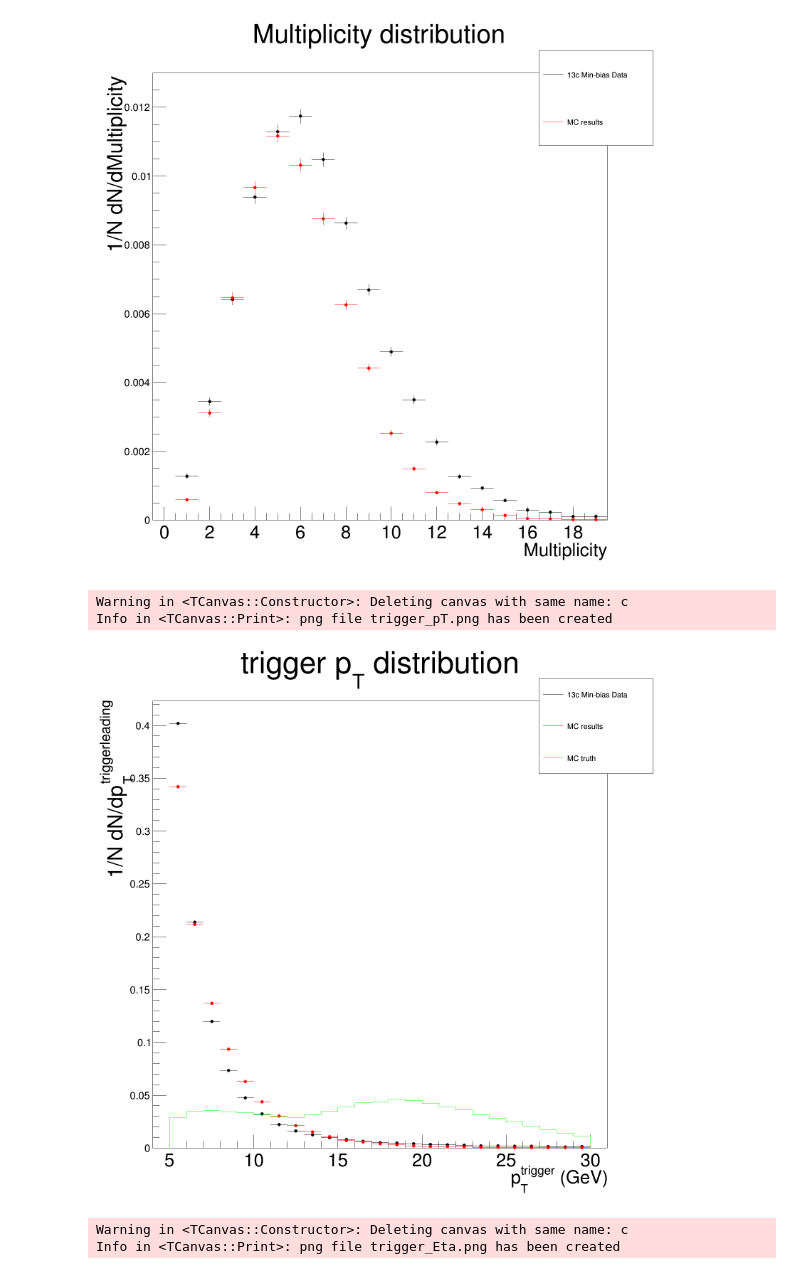
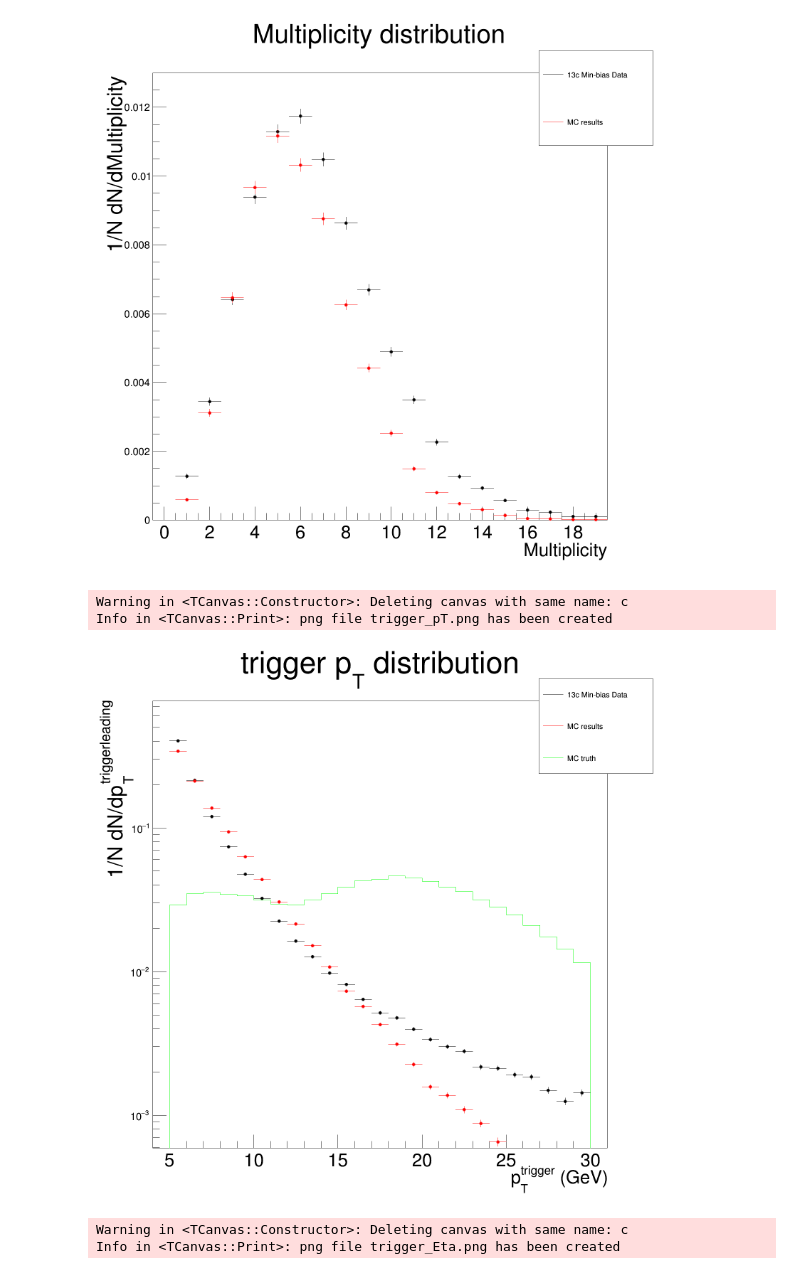
Before and after one commit to ivanache/heavy_ion_data, a Jupyter notebook: jet_jet_cluster_jet/JetJetGrapher.ipynb, the cells around one changed output. Cells and saved outputs as stored; diff of their text form; code cells hidden in the pictures.

```diff
--- a/jet_jet_cluster_jet/JetJetGrapher.ipynb
+++ b/jet_jet_cluster_jet/JetJetGrapher.ipynb
@@ -242,33 +243,33 @@ Info in <TCanvas::Print>: png file Mult.png has been created
 # %%
 # Graph trigger pT
 trigger_pT_13c.SetTitle("trigger p_{T} distribution; p_{T}^{trigger} (GeV); 1/N dN/dp_{T}^{triggerleading}")
 trigger_pT_13c.GetXaxis().SetRangeUser(-50, 900)
 trigger_pT_13c.GetYaxis().SetTitleOffset(1)
 trigger_pT_13c.GetYaxis().SetLabelSize(0.02)
 trigger_pT_13c.GetYaxis().SetTitleSize(0.04)
 trigger_pT_13c.SetLineColor(1)
 trigger_pT_13c.SetMarkerColor(1)
 trigger_pT_13c.SetMarkerStyle(20)
 trigger_pT_MC.SetLineColor(2)
 trigger_pT_MC.SetMarkerColor(2)
 trigger_pT_MC.SetMarkerStyle(20)
 trigger_PTtruth_MC.SetLineColor(3)
 trigger_PTtruth_MC.SetMarkerColor(3)
 trigger_PTtruth_MC.SetMarkerStyle(20)
 
 c = TCanvas("c", "c", 1600, 1600)
-#c.SetLogy()
+c.SetLogy()
 trigger_pT_13c.Draw()
 trigger_pT_MC.Draw("same")
 trigger_PTtruth_MC.Draw("HIST same")
 c.Draw()
 
 legend.Draw()
 c.SaveAs("trigger_pT.png")
 # %% [output]
 Warning in <TCanvas::Constructor>: Deleting canvas with same name: c
 Info in <TCanvas::Print>: png file trigger_pT.png has been created
-[figure, old version]
+[figure, new version]
 # %%
 # Graph trigger Eta
 trigger_Eta_13c.SetTitle("trigger #eta distribution; #eta^{trigger}; 1/N dN/d#eta^{trigger}")
```
Also changed, not shown: parts of 2 cells of this notebook, 25 other files.
